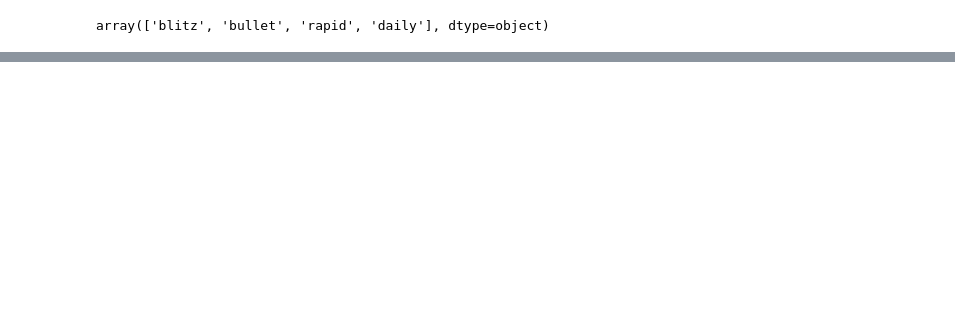
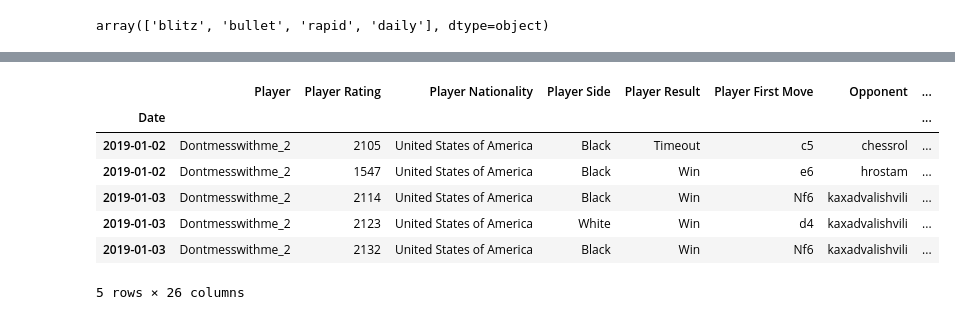
Before and after one commit to sss-home/chess-project, a Jupyter notebook: ChessGamePredictor.ipynb, the cells around one changed output, grey strips where cells are left out. Cells and saved outputs as stored; diff of their text form; code cells hidden in the pictures; blank space fills up the shorter version.

```diff
--- a/ChessGamePredictor.ipynb
+++ b/ChessGamePredictor.ipynb
@@ -323,0 +482,13 @@ my_second_data
+# %%
+final_data = chess_data
+final_data = final_data.loc[final_data.index.year > 2018]
+final_data.head(5)
+# %% [output]
+|  | Player | Player Rating | Player Nationality | Player Side | Player Result | Player First Move | Opponent | ... |
+| Date |  |  |  |  |  |  |  | ... |
+| 2019-01-02 | Dontmesswithme_2 | 2105 | United States of America | Black | Timeout | c5 | chessrol | ... |
+| 2019-01-02 | Dontmesswithme_2 | 1547 | United States of America | Black | Win | e6 | hrostam | ... |
+| 2019-01-03 | Dontmesswithme_2 | 2114 | United States of America | Black | Win | Nf6 | kaxadvalishvili | ... |
+| 2019-01-03 | Dontmesswithme_2 | 2123 | United States of America | White | Win | d4 | kaxadvalishvili | ... |
+| 2019-01-03 | Dontmesswithme_2 | 2132 | United States of America | Black | Win | Nf6 | kaxadvalishvili | ... |
+5 rows × 26 columns
```
Also changed, not shown: parts of 46 cells of this notebook.
